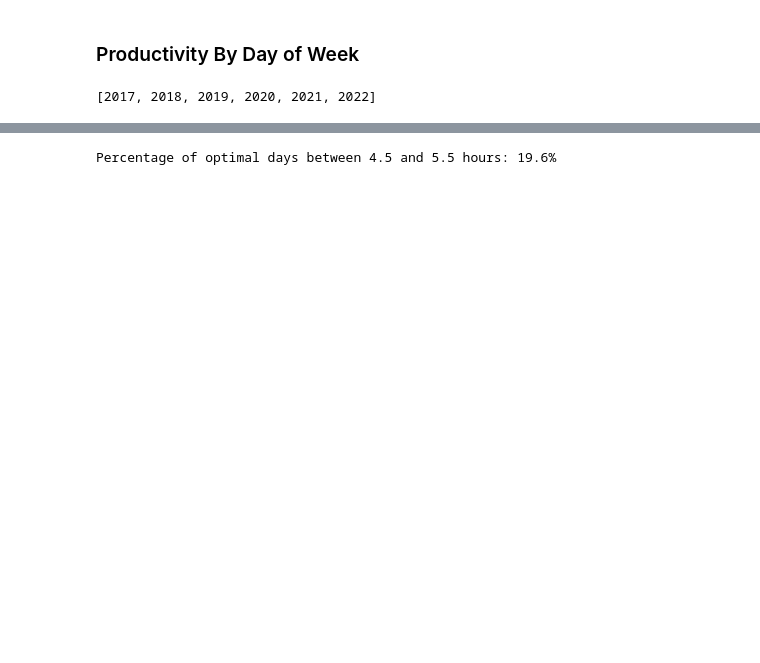
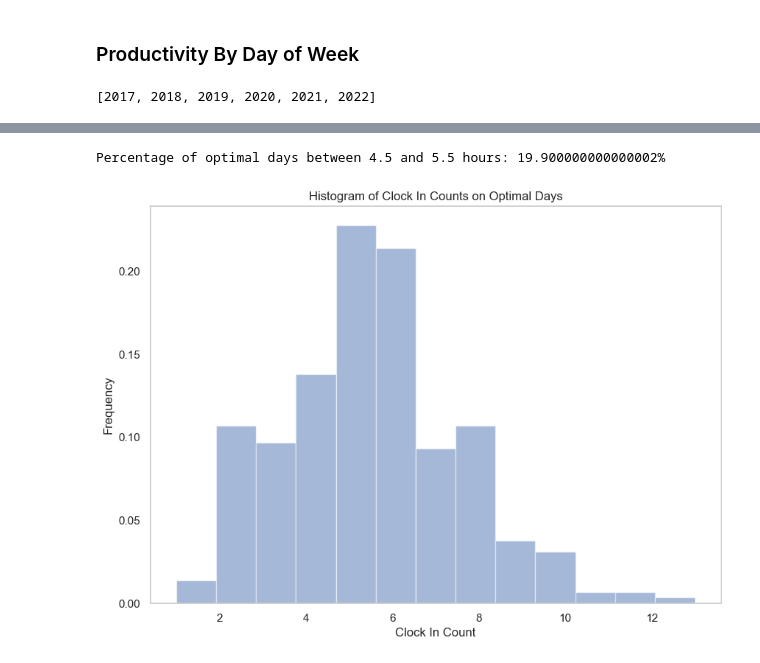
Before and after one commit to awkwardarm/Portfolio-Projects, a Jupyter notebook: Porftolio Project - Time Tracking.ipynb, the cells around one changed output, grey strips where cells are left out. Cells and saved outputs as stored; diff of their text form; code cells hidden in the pictures; blank space fills up the shorter version.

```diff
--- a/Porftolio Project - Time Tracking.ipynb
+++ b/Porftolio Project - Time Tracking.ipynb
@@ -354,12 +354,23 @@ total_hours_by_day = weekday_time_tracking.groupby(weekday_time_tracking['dateti
 # make dataframe of optimal days between 4.5 and 5.5 hours
 optimal_days = total_hours_by_day[(total_hours_by_day['hours'] >= 4.5) & (total_hours_by_day['hours'] <= 5.5)].reset_index(drop=True)
 
-# convert day_start_time to only the time and not date
-optimal_days['day_start_time'] = optimal_days['day_start_time'].dt.time
-
 # calculate ratio of optimal days
 ratio_optimal_days = round(len(optimal_days)/len(total_hours_by_day), 3) * 100
 
 print(f'Percentage of optimal days between 4.5 and 5.5 hours: {ratio_optimal_days}%')
 # %% [output]
-Percentage of optimal days between 4.5 and 5.5 hours: 19.6%
+Percentage of optimal days between 4.5 and 5.5 hours: 19.900000000000002%
+# %%
+# histogram of clock_in_count
+plt.figure(figsize=(10,7))
+plt.hist(optimal_days['clock_in_count'], density=True, bins= 13, alpha = 0.5)
+title = 'Histogram of Clock In Counts on Optimal Days'
+plt.xlabel('Clock In Count')
+plt.ylabel('Frequency')
+plt.title(title)
+plt.grid(False)
+# save figure for reporting
+plt.savefig(os.path.join('Visualizations', title))
+plt.show()
+# %% [output]
+[figure, added]
```
Also changed, not shown: parts of 24 cells of this notebook, 17 other files.
